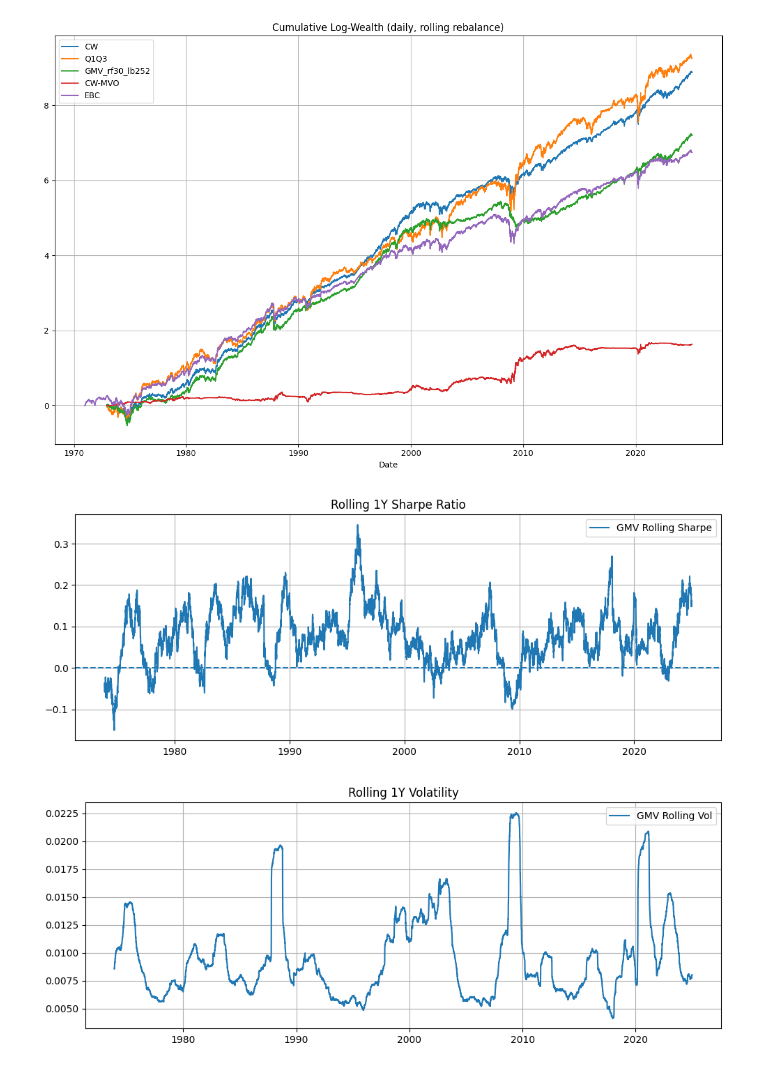
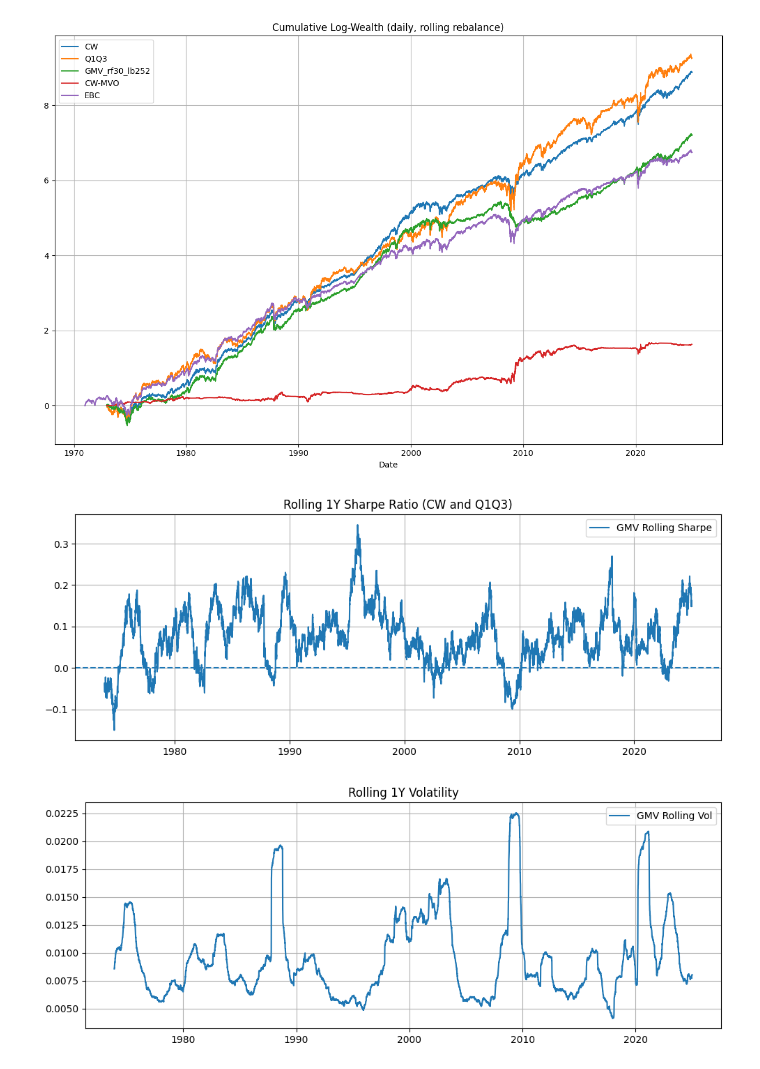
Before and after one commit to eviprous/Invesco_Research_Project, a Jupyter notebook: notebooks/portfolios_comb.ipynb, the cells around one changed output. Saved outputs shown, nothing was run; the diff lists cells and outputs as text; code cells hidden in the pictures.

```diff
--- a/notebooks/portfolios_comb.ipynb
+++ b/notebooks/portfolios_comb.ipynb
@@ -182,23 +182,23 @@ plt.show()
 # %%
 window = 252
 
 rolling_sharpe = (
     ret.rolling(window).mean() /
     ret.rolling(window).std()
 )
 rolling_sharpe.index = pd.to_datetime(rolling_sharpe.index)
 plt.figure(figsize=(10,4))
 plt.plot(rolling_sharpe, label="GMV Rolling Sharpe")
 
 plt.axhline(0, linestyle="--")
-plt.title("Rolling 1Y Sharpe Ratio")
+plt.title("Rolling 1Y Sharpe Ratio (CW and Q1Q3)")
 plt.grid()
 plt.legend()
 plt.locator_params(axis='x', nbins=8)
 plt.tight_layout()
 plt.show()
 # %% [output]
-[figure, old version]
+[figure, new version]
 # %%
 rolling_vol = ret.rolling(252).std()
 rolling_vol.index = pd.to_datetime(rolling_vol.index)
```
Also changed, not shown: parts of 1 cell of this notebook.
